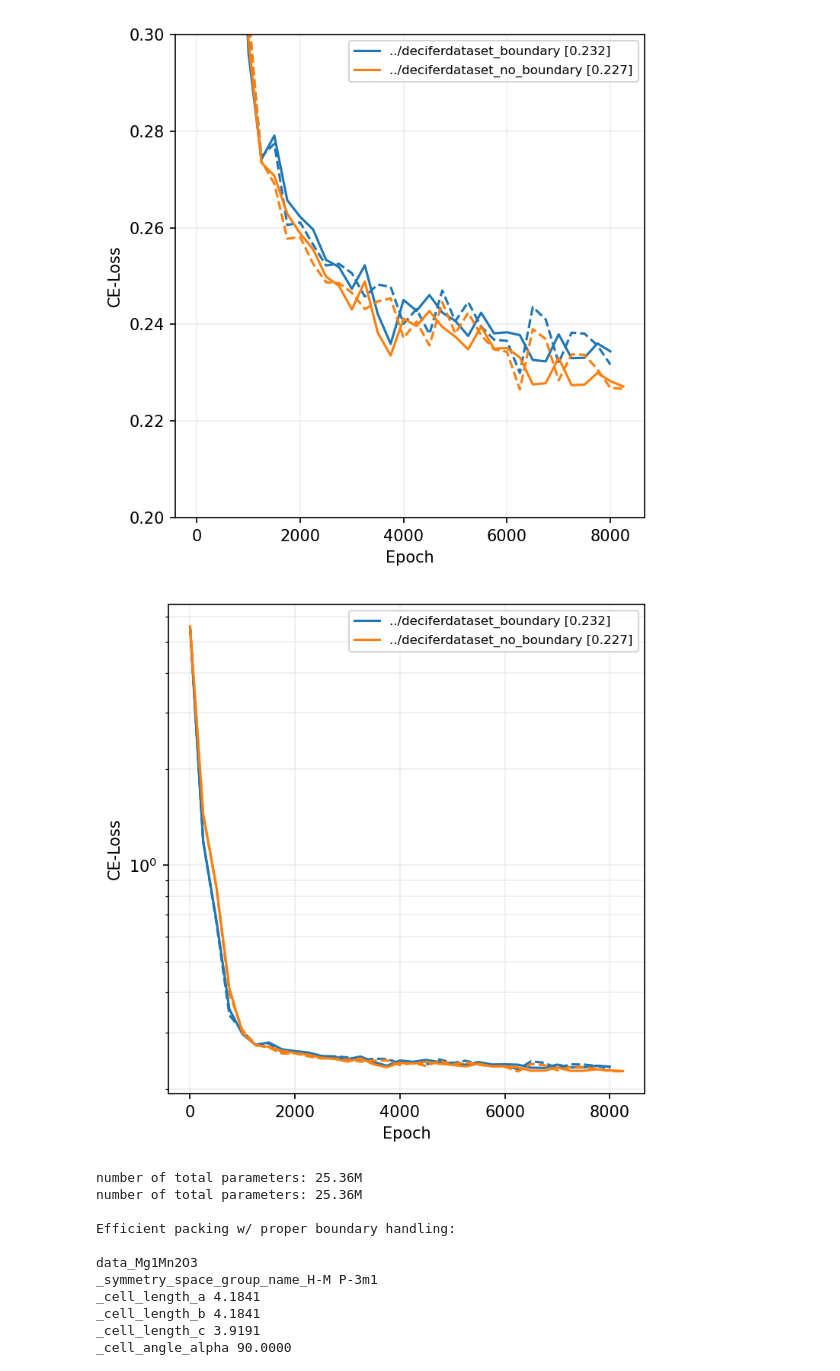
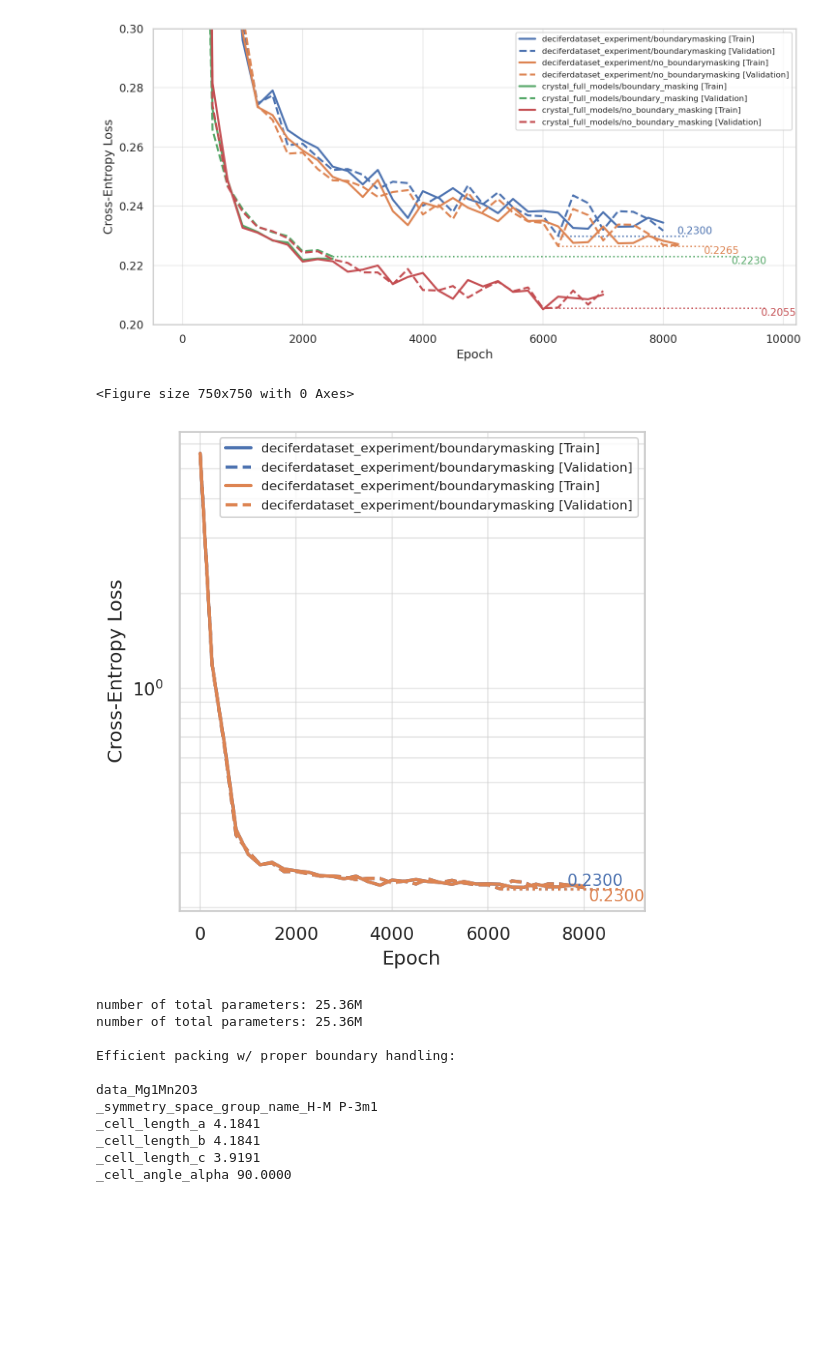
Before and after one commit to zhaohan-alan/decifier, a Jupyter notebook: decifer/notebooks/idea_for_evaluation.ipynb, the cells around one changed output. Saved outputs shown, nothing was run; the diff lists cells and outputs as text; code cells hidden in the pictures; blank space fills up the shorter version.

```diff
--- a/decifer/notebooks/idea_for_evaluation.ipynb
+++ b/decifer/notebooks/idea_for_evaluation.ipynb
@@ -99,20 +99,22 @@ from decifer import (
 # %%
 from decifer import (
     plot_loss_curves,
 )
 
 plot_loss_curves(
     [
-        "../deciferdataset_boundary/ckpt.pt",
-        "../deciferdataset_no_boundary/ckpt.pt",
+        "../cross-contamination/deciferdataset_experiment/boundarymasking/ckpt.pt",
+        "../cross-contamination/deciferdataset_experiment/no_boundarymasking/ckpt.pt",
+        "../cross-contamination/crystal_full_models/boundary_masking/ckpt.pt",
+        "../cross-contamination/crystal_full_models/no_boundary_masking/ckpt.pt",
     ],
     ylog = False,
     ymin = 0.2,
     ymax = 0.3,
-    figsize=(5,5),
+    figsize=(10,5),
 )
 # %% [output]
-[figure, old version]
+[figure, new version]
 # %%
 from decifer import (
     plot_loss_curves,
@@ -120,14 +122,15 @@ from decifer import (
 
 plot_loss_curves(
     [
-        "../deciferdataset_boundary/ckpt.pt",
-        "../deciferdataset_no_boundary/ckpt.pt",
+        "../cross-contamination/deciferdataset_experiment/boundarymasking/ckpt.pt",
+        "../cross-contamination/deciferdataset_experiment/boundarymasking/ckpt.pt",
     ],
     ylog = True,
     figsize=(5,5)
 )
 # %% [output]
+<Figure size 750x750 with 0 Axes>
-[figure, old version]
+[figure, new version]
 # %%
 # Config path
 config_path = "../configs/testconfig.yaml"
```
Also changed, not shown: 1 other file.
